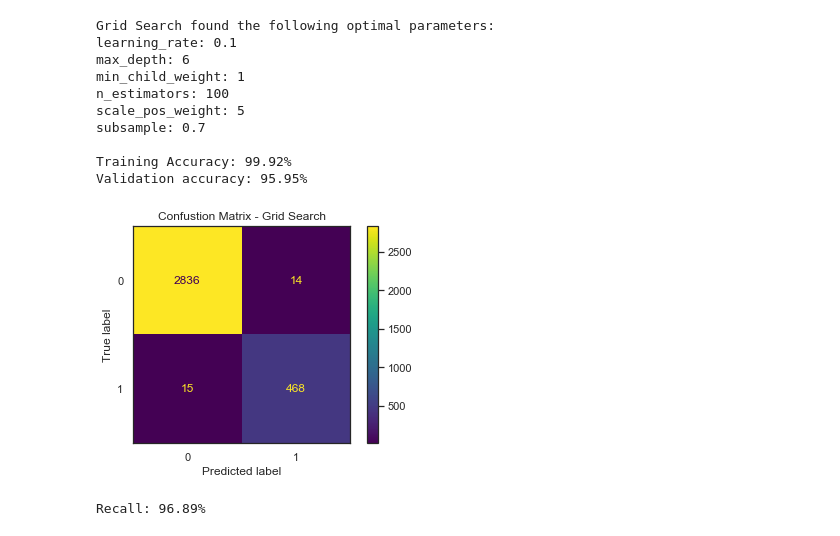
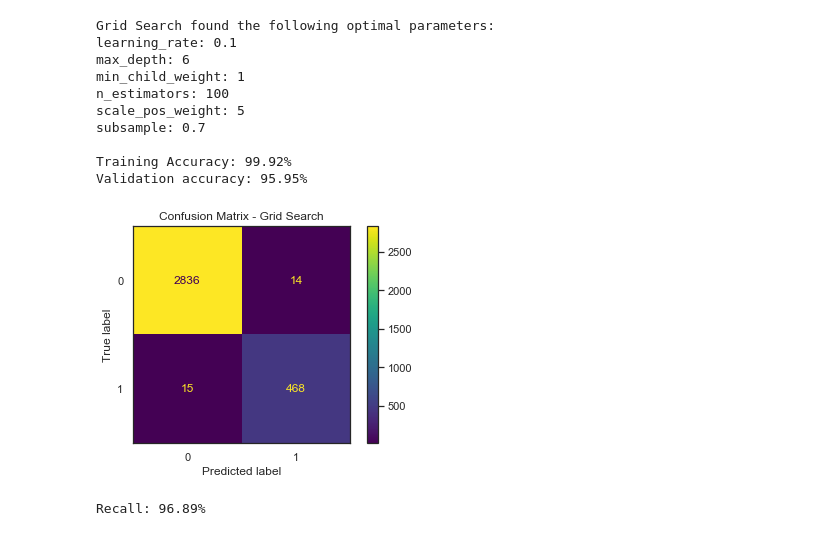
Before and after one commit to cmfritz/Classification-Customer-Churn, a Jupyter notebook: analysis.ipynb, the cells around one changed output. Drawn from its saved outputs; the diff is of its cells as text; code cells hidden in the pictures.

```diff
--- a/analysis.ipynb
+++ b/analysis.ipynb
@@ -460,14 +460,14 @@ Validation accuracy: 95.95%
 # %%
 # Look at confusion matrix
 plot_confusion_matrix(grid_clf, X, y)
-plt.title('Confustion Matrix - Grid Search')
+plt.title('Confusion Matrix - Grid Search')
 
 # save plot
 plt.savefig('images/conf_matrix_gridsearch.png', dpi=150)
 
 plt.show()
 # %% [output]
-[figure, old version]
+[figure, new version]
 # %%
 # Calculate Recall
 recall = recall_score(y, grid_clf.predict(X))
```
Also changed, not shown: parts of 1 cell of this notebook, 6 other files.
